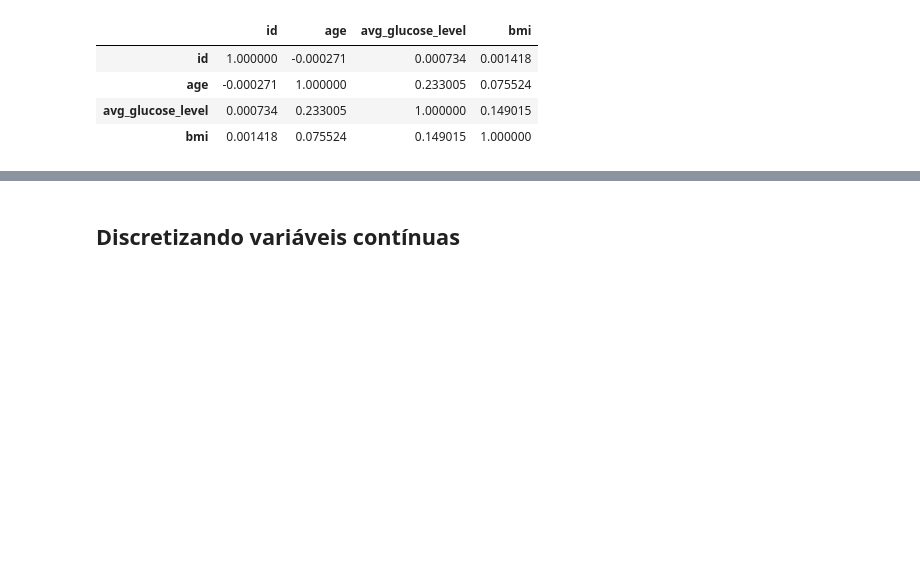
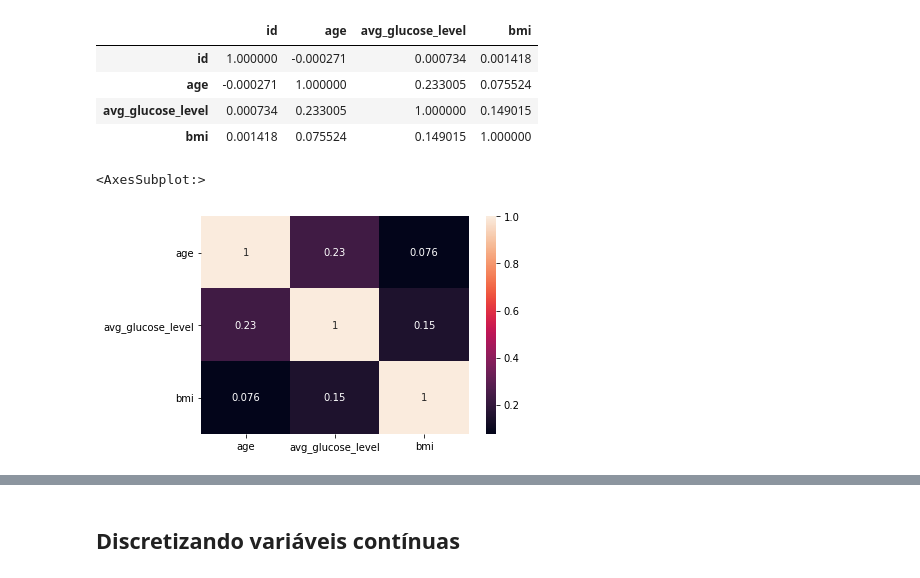
Before and after one commit to mariamaOlive/estatistica-residencia, a Jupyter notebook: projetoEstatisticaDescritiva.ipynb, the cells around one changed output, grey strips where cells are left out. Saved outputs shown, nothing was run; the diff lists cells and outputs as text; code cells hidden in the pictures; blank space fills up the shorter version.

```diff
--- a/projetoEstatisticaDescritiva.ipynb
+++ b/projetoEstatisticaDescritiva.ipynb
@@ -228,3 +314,12 @@ dados.corr(method='pearson')
 | age | -0.000271 | 1.000000 | 0.233005 | 0.075524 |
 | avg_glucose_level | 0.000734 | 0.233005 | 1.000000 | 0.149015 |
 | bmi | 0.001418 | 0.075524 | 0.149015 | 1.000000 |
+# %%
+correlation_mat = dados.drop(columns = "id").corr()
+
+sns.heatmap(correlation_mat, annot = True)
+
+plt.show()
+# %% [output]
+<AxesSubplot:>
+[figure, added]
```
Also changed, not shown: parts of 10 cells of this notebook.
